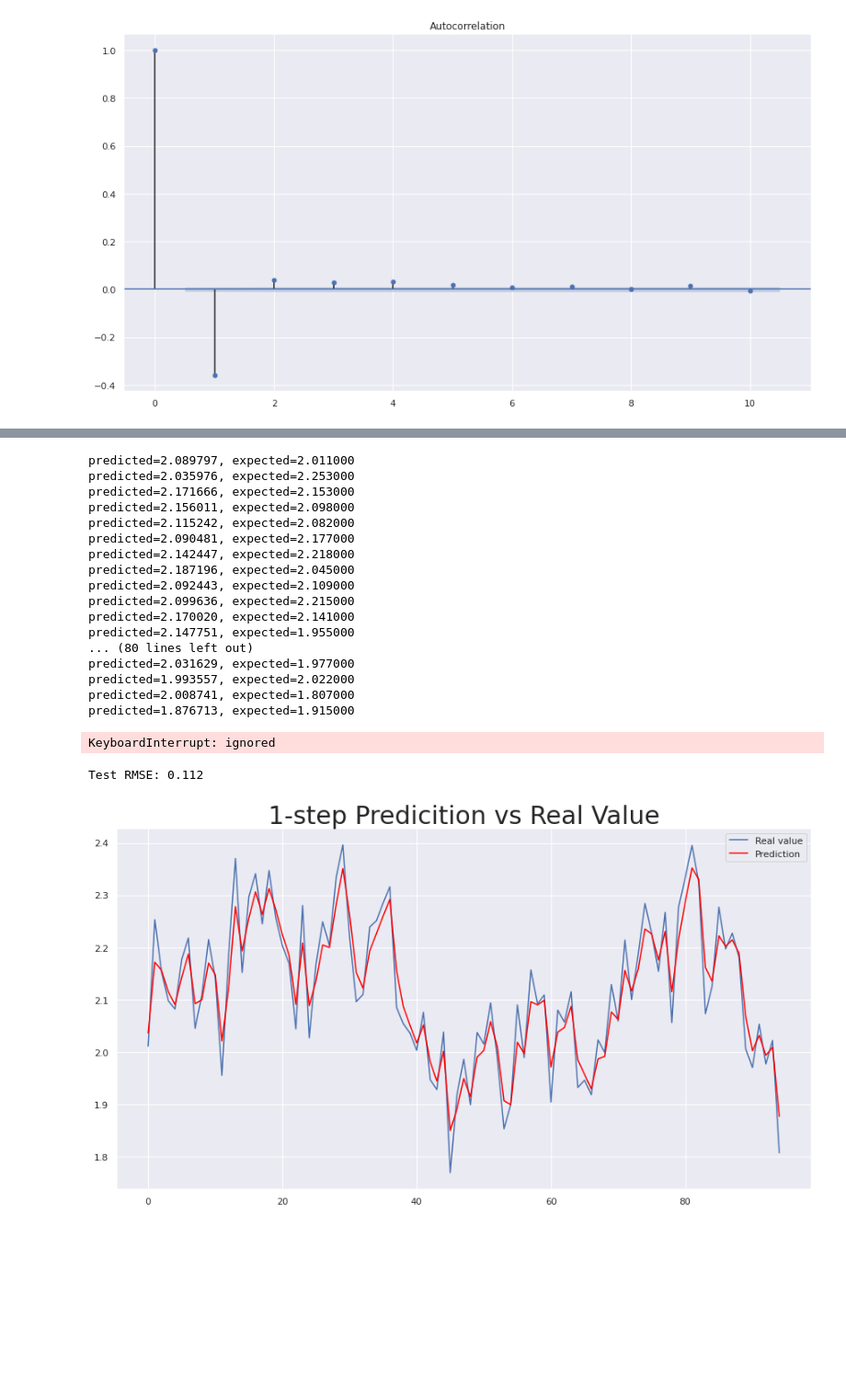
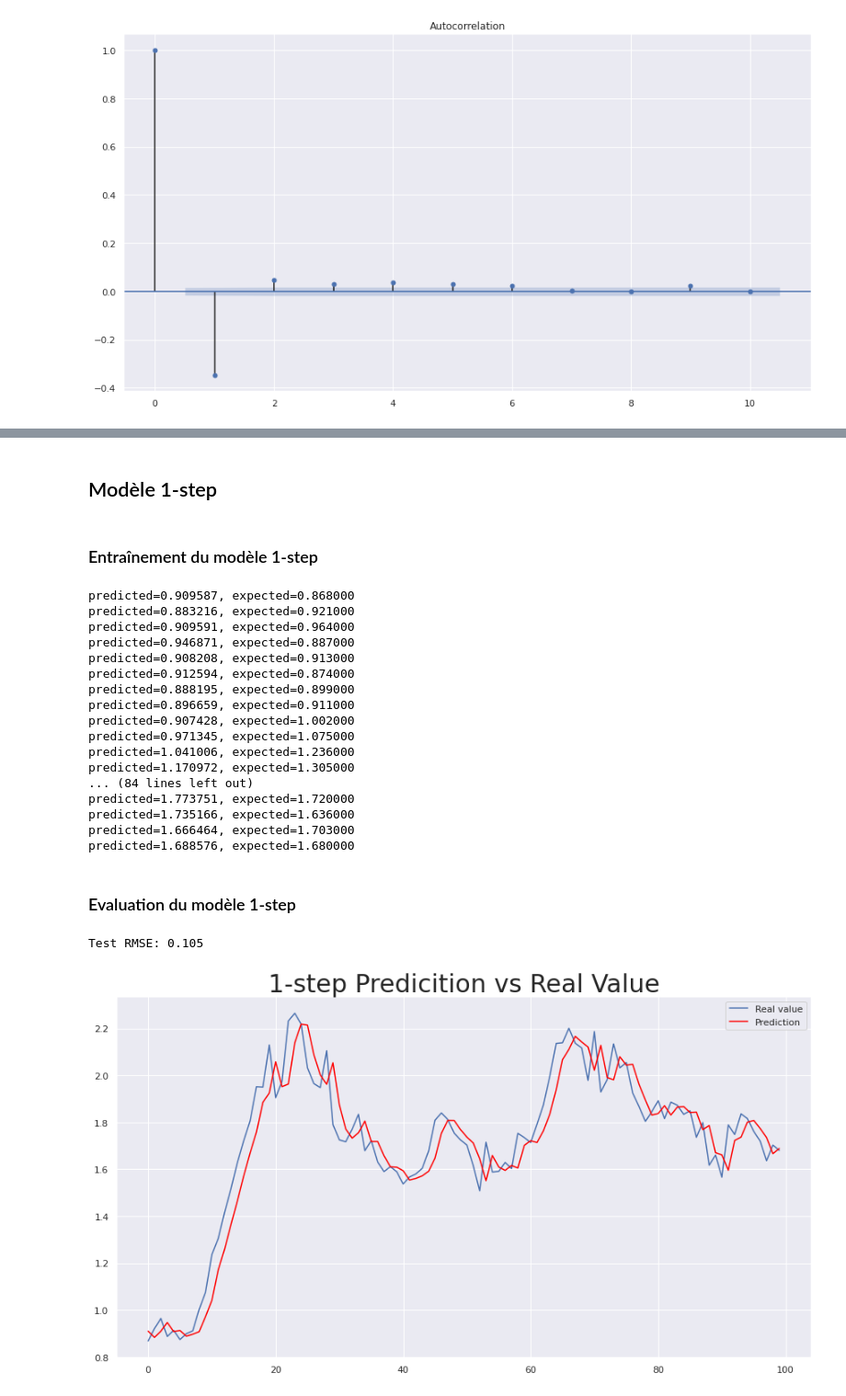
Before and after one commit to thomaslprr/WavePrediction, a Jupyter notebook: waves.ipynb, the cells around one changed output, grey strips where cells are left out. Shown: that part at 92% size. Cells and saved outputs as stored; diff of their text form; code cells hidden in the pictures; blank space fills up the shorter version.

```diff
--- a/waves.ipynb
+++ b/waves.ipynb
@@ -15,10 +20,21 @@ from sklearn.metrics import mean_squared_error
 # %%
+#étape de prédiction (t+(7x30minutes))
+t_step = 7
+
+nb_lignes = 20000
+nb_donnees_test = 200
+
+#modification dimensions graphiques
 sns.set(rc = {'figure.figsize':(15,8)})
 WAVE_PATH = "/content/wave.csv"
-datas = pd.read_csv(WAVE_PATH,parse_dates=True,index_col=0)
+#import csv
+datas = pd.read_csv(WAVE_PATH,parse_dates=True,index_col=0,nrows=nb_lignes)
+#on remplace les valeurs absurdes par des valeurs nulles
 datas.replace(-99.90, np.nan, inplace=True)
+#interpolation des données manquantes
 datas = datas.interpolate(limit_direction='both')
 datas.index = pd.to_datetime(datas.index).to_period('15T')
+#renommage des colonnes
 datas = datas.rename(columns={'Peak Direction': 'Peak_Direction'})
 datas = datas.rename(columns={'SST': 'Temperature'})
 datas = datas.rename(columns={'Tz': 'Period'})
@@ -111,5 +133,5 @@ sns.lineplot(data=rolling,x=rolling.index.to_timestamp(),y="Hs")
 # %%
-train=datas.iloc[:-150,0]
-test=datas.iloc[-150:,0]
+train=datas.iloc[:-nb_donnees_test,0]
+test=datas.iloc[-nb_donnees_test:,0]
 print(train.shape,test.shape)
 # %% [output]
@@ -177,3 +188,7 @@ max        0.606053
+# %% [markdown]
+## Modèle 1-step
+# %% [markdown]
+### Entraînement du modèle 1-step
 # %%
 history = [x for x in train]
 predictions = list()
@@ -188,36 +203,37 @@ for t in range(len(test)):
 	history.append(obs)
 	print('predicted=%f, expected=%f' % (yhat, obs))
 # %% [output]
-predicted=2.089797, expected=2.011000
-predicted=2.035976, expected=2.253000
-predicted=2.171666, expected=2.153000
-predicted=2.156011, expected=2.098000
-predicted=2.115242, expected=2.082000
-predicted=2.090481, expected=2.177000
-predicted=2.142447, expected=2.218000
-predicted=2.187196, expected=2.045000
-predicted=2.092443, expected=2.109000
-predicted=2.099636, expected=2.215000
-predicted=2.170020, expected=2.141000
-predicted=2.147751, expected=1.955000
-... (80 lines left out)
-predicted=2.031629, expected=1.977000
-predicted=1.993557, expected=2.022000
-predicted=2.008741, expected=1.807000
-predicted=1.876713, expected=1.915000
+predicted=0.909587, expected=0.868000
+predicted=0.883216, expected=0.921000
+predicted=0.909591, expected=0.964000
+predicted=0.946871, expected=0.887000
+predicted=0.908208, expected=0.913000
+predicted=0.912594, expected=0.874000
+predicted=0.888195, expected=0.899000
+predicted=0.896659, expected=0.911000
+predicted=0.907428, expected=1.002000
+predicted=0.971345, expected=1.075000
+predicted=1.041006, expected=1.236000
+predicted=1.170972, expected=1.305000
+... (84 lines left out)
+predicted=1.773751, expected=1.720000
+predicted=1.735166, expected=1.636000
+predicted=1.666464, expected=1.703000
+predicted=1.688576, expected=1.680000
-KeyboardInterrupt: ignored
+# %% [markdown]
+### Evaluation du modèle 1-step
 # %%
 # evaluate forecasts
-rmse = sqrt(mean_squared_error(test[:len(predictions)], predictions))
+rmse = sqrt(mean_squared_error(test, predictions))
 print('Test RMSE: %.3f' % rmse)
 
 # plot forecasts against actual outcomes
-plt.plot(test.values[:len(predictions)-1],label="Real value")
-plt.plot(predictions[1:],color='red',label="Prediction")
+plt.plot(test.values,label="Real value")
+plt.plot(predictions,color='red',label="Prediction")
 plt.legend(loc="upper right")
 plt.title("1-step Predicition vs Real Value",
           fontsize=30)
 plt.show()
 # %% [output]
-Test RMSE: 0.112
+Test RMSE: 0.105
-[figure, old version]
+[figure, new version]
```
Also changed, not shown: parts of 17 cells of this notebook.
